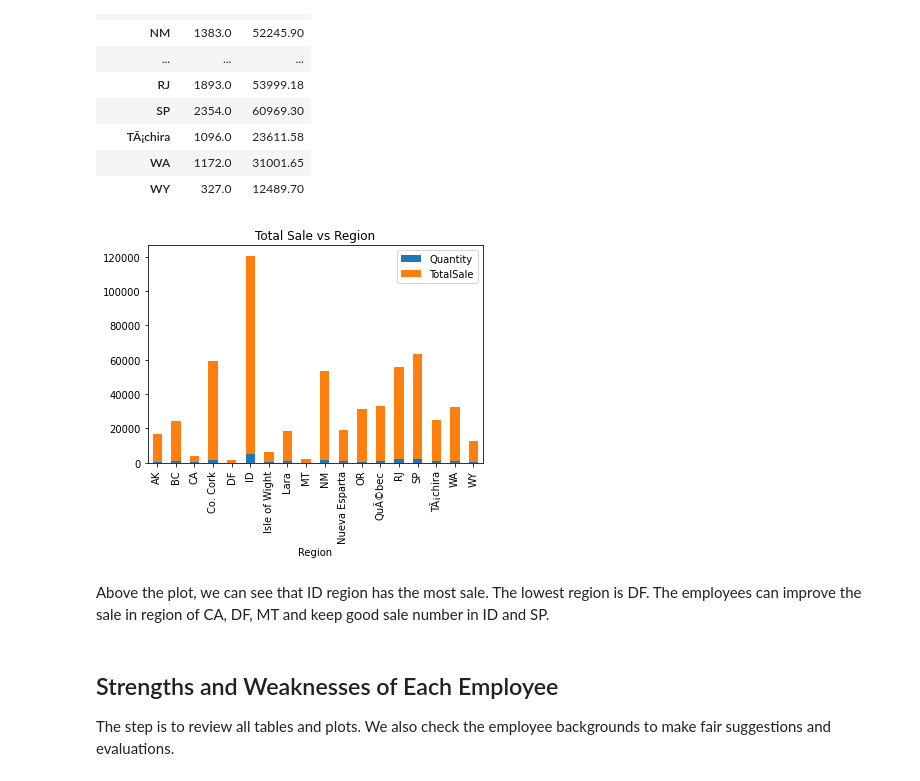
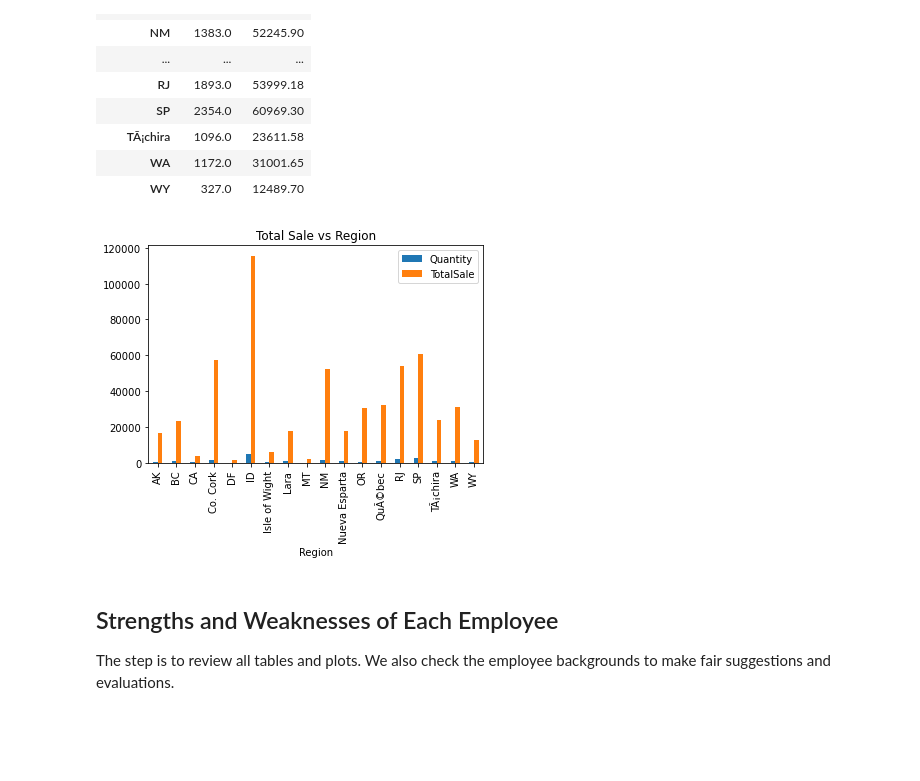
Before and after one commit to atbiggie/ST590-Project2, a Jupyter notebook: PartTwo.ipynb, the cells around one changed output. Saved outputs shown, nothing was run; the diff lists cells and outputs as text; code cells hidden in the pictures; blank space fills up the shorter version.

```diff
--- a/PartTwo.ipynb
+++ b/PartTwo.ipynb
@@ -506,14 +605,13 @@ Plt_Region
 | WY | 327.0 | 12489.70 |
 # %%
 #Plot total sale and qty only by region
-Plt_Region.plot.bar(stacked=True)
+
+Plt_Region.plot.bar(stacked=False)
 plt.title("Total Sale vs Region")
 plt.show()
 plt.close()
 # %% [output]
-[figure, old version]
+[figure, new version]
-# %% [markdown]
-Above the plot, we can see that ID region has the most sale. The lowest region is DF. The employees can improve the sale in region of CA, DF, MT and keep good sale number in ID and SP.
 # %% [markdown]
 ## Strengths and Weaknesses of Each Employee
 The step is to review all tables and plots. We also check the employee backgrounds to make fair suggestions and evaluations.
```
Also changed, not shown: parts of 22 cells of this notebook, 3 other files.
